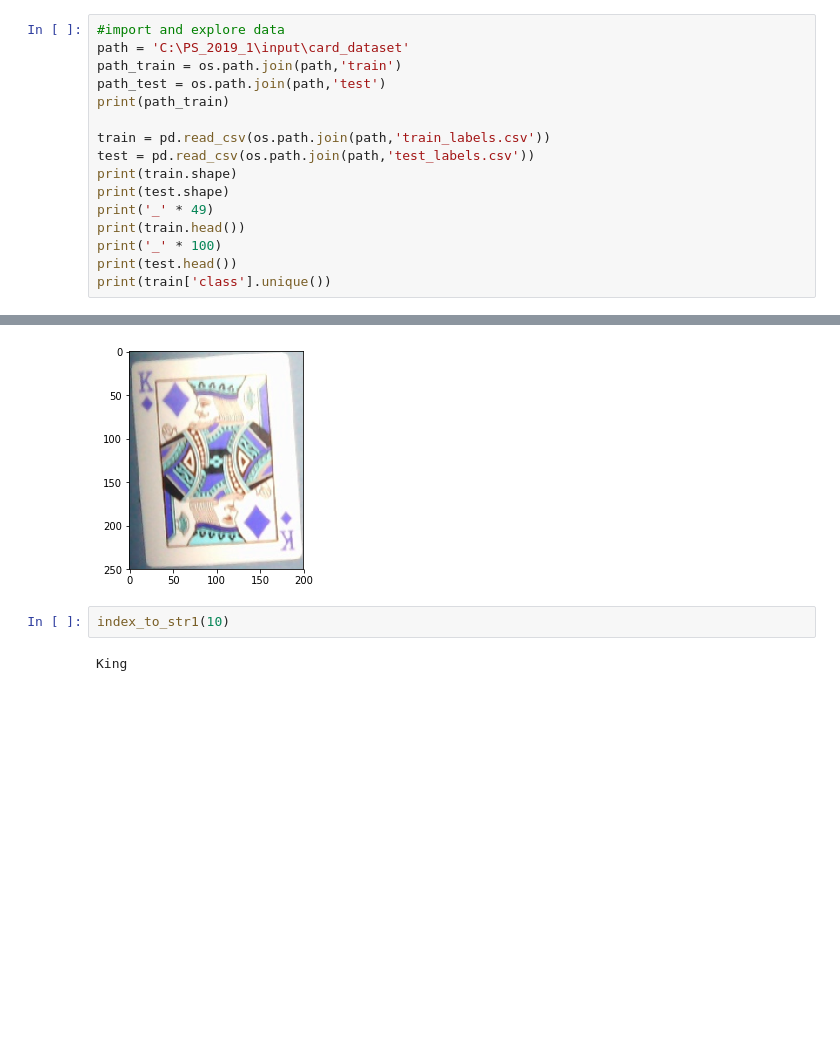
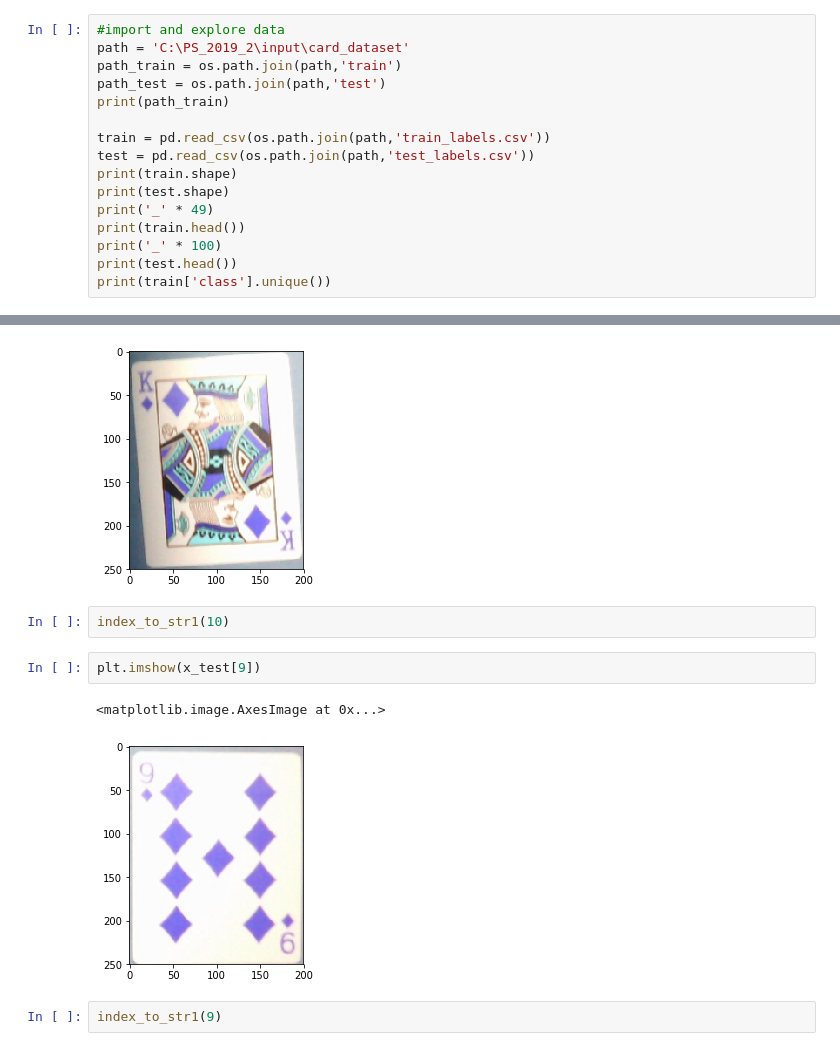
Before and after one commit to fluellenarman/Image-Classifier-Project-Showcase-2019, a Jupyter notebook: PS_2019_1/6 classes.ipynb, the cells around one changed output, grey strips where cells are left out. Drawn from its saved outputs; the diff is of its cells as text; blank space fills up the shorter version.

```diff
--- a/PS_2019_1/6 classes.ipynb
+++ b/PS_2019_1/6 classes.ipynb
@@ -7,7 +7,7 @@ import cv2
 import numpy as np
 # %%
 #import and explore data
-path = 'C:\PS_2019_1\input\card_dataset'
+path = 'C:\PS_2019_2\input\card_dataset'
 path_train = os.path.join(path,'train')
 path_test = os.path.join(path,'test')
 print(path_train)
@@ -243,5 +252,10 @@ plt.imshow(x_test[10])
 [figure]
 # %%
 index_to_str1(10)
-# %% [output]
-King
+# %%
+plt.imshow(x_test[9])
+# %% [output]
+<matplotlib.image.AxesImage at 0x...>
+[figure, added]
+# %%
+index_to_str1(9)
```
Also changed, not shown: parts of 4 cells of this notebook.
